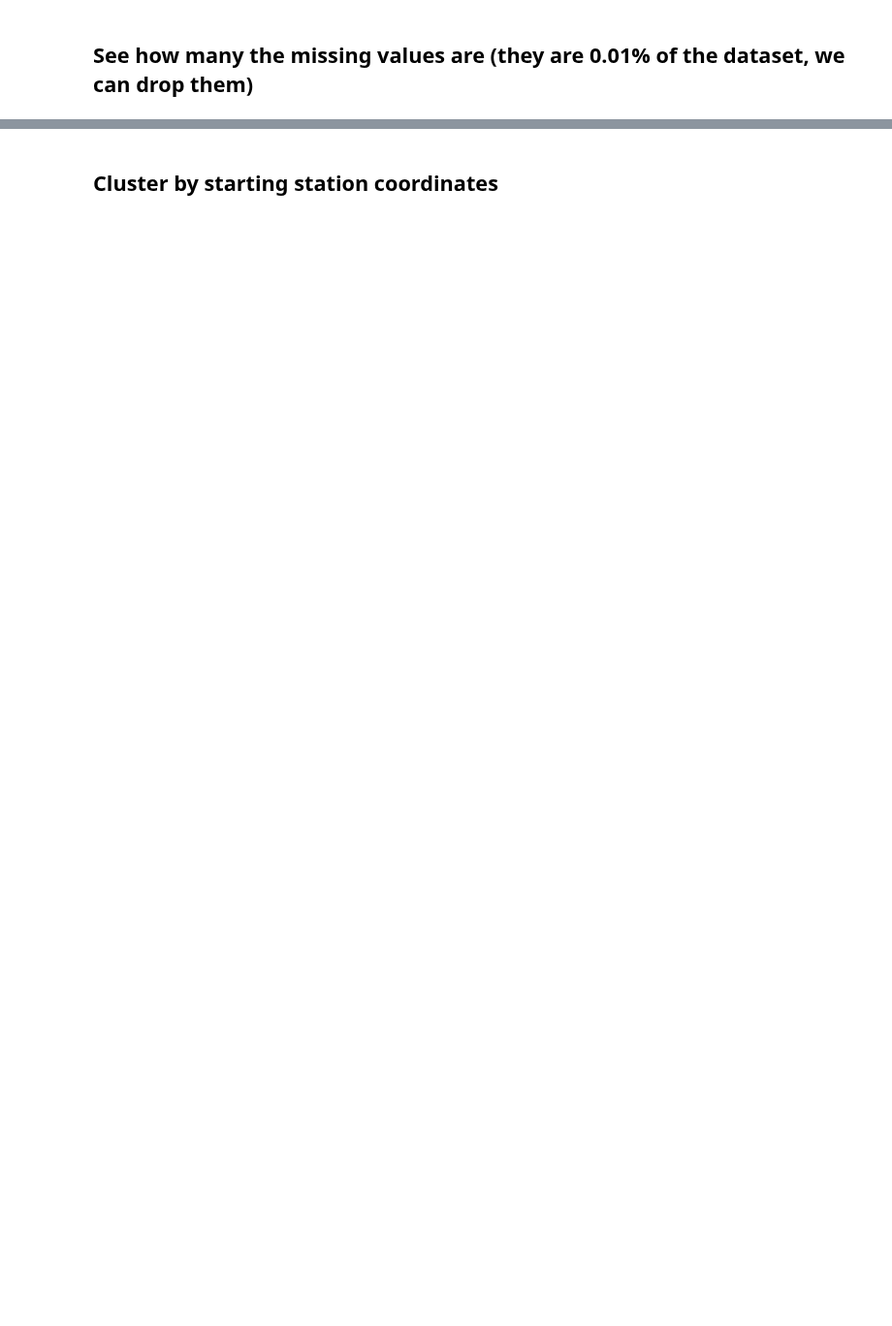
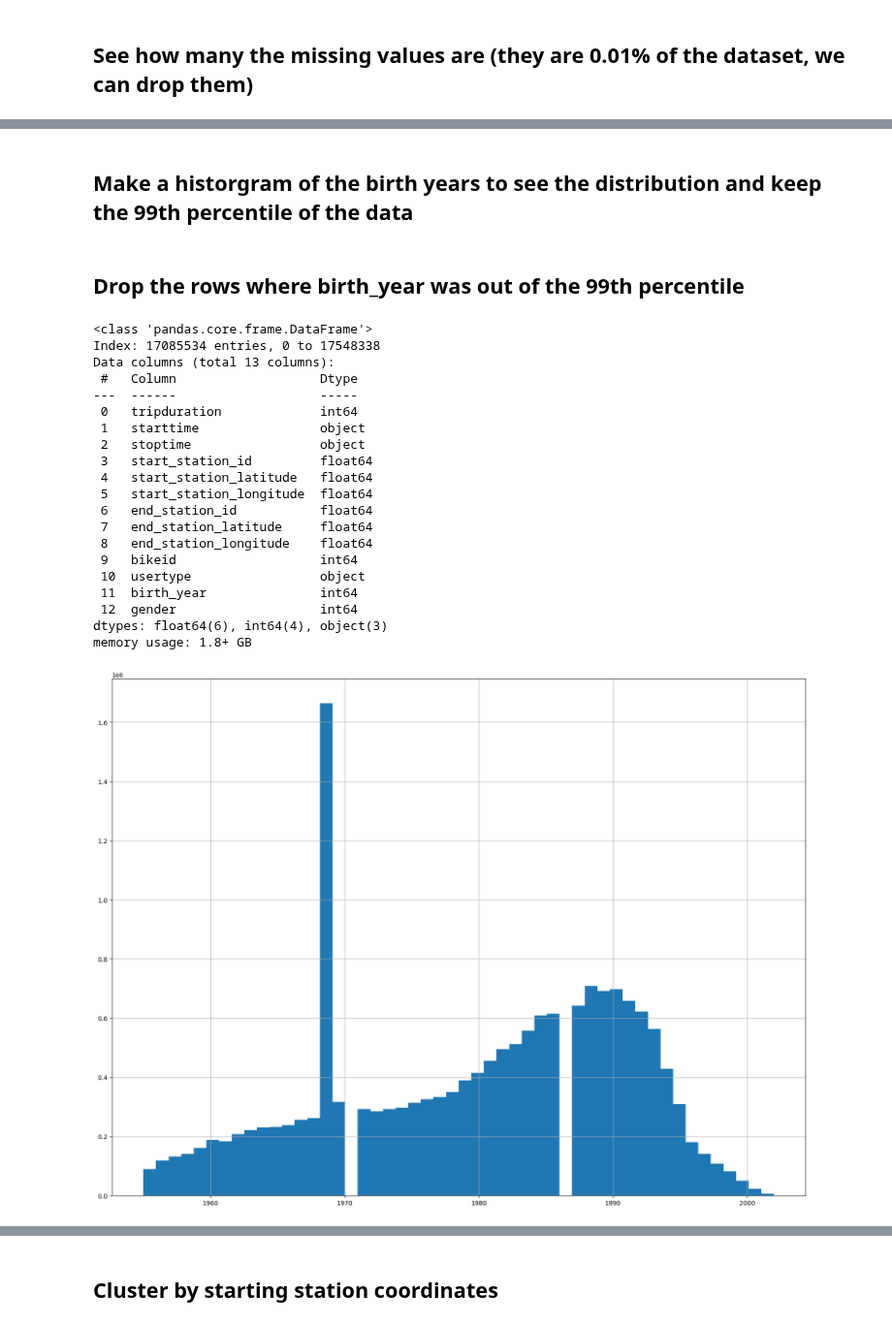
Before and after one commit to MikeKata13/Business_Analytics_Project, a Jupyter notebook: main.ipynb, the cells around one changed output, grey strips where cells are left out. Shown at 97% size. Cells and saved outputs as stored; diff of their text form; code cells hidden in the pictures; blank space fills up the shorter version.

```diff
--- a/main.ipynb
+++ b/main.ipynb
@@ -74,0 +60,2 @@ memory usage: 1.8+ GB
+# %% [markdown]
+## Make a historgram of the birth years to see the distribution and keep the 99th percentile of the data
@@ -74,0 +66,28 @@ memory usage: 1.8+ GB
+# %% [markdown]
+## Drop the rows where birth_year was out of the 99th percentile
+# %%
+df = df[df['birth_year'] > df['birth_year'].quantile(0.01)]
+df.birth_year.hist(bins=50, figsize=(20, 15))
+df.info()
+# %% [output]
+<class 'pandas.core.frame.DataFrame'>
+Index: 17085534 entries, 0 to 17548338
+Data columns (total 13 columns):
+ #   Column                   Dtype
+---  ------                   -----
+ 0   tripduration             int64
+ 1   starttime                object
+ 2   stoptime                 object
+ 3   start_station_id         float64
+ 4   start_station_latitude   float64
+ 5   start_station_longitude  float64
+ 6   end_station_id           float64
+ 7   end_station_latitude     float64
+ 8   end_station_longitude    float64
+ 9   bikeid                   int64
+ 10  usertype                 object
+ 11  birth_year               int64
+ 12  gender                   int64
+dtypes: float64(6), int64(4), object(3)
+memory usage: 1.8+ GB
+[figure, added]
```
Also changed, not shown: parts of 13 cells of this notebook.
